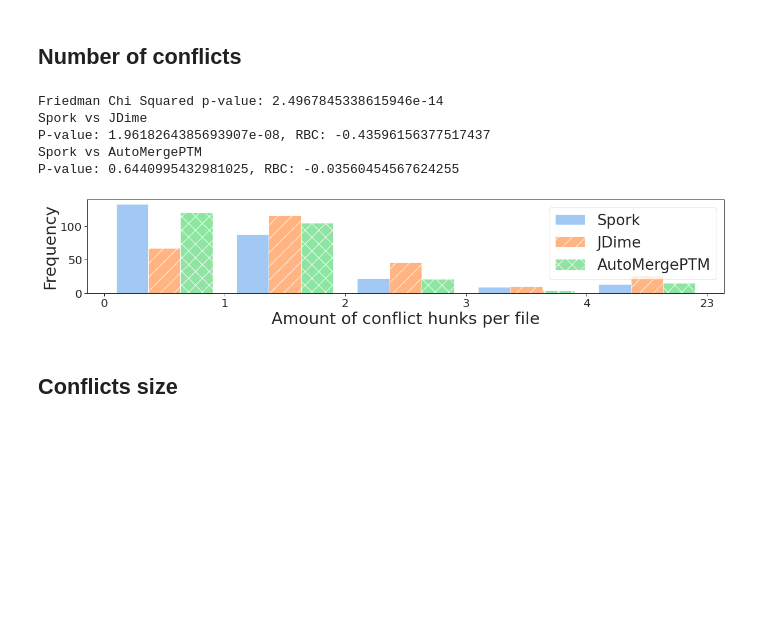
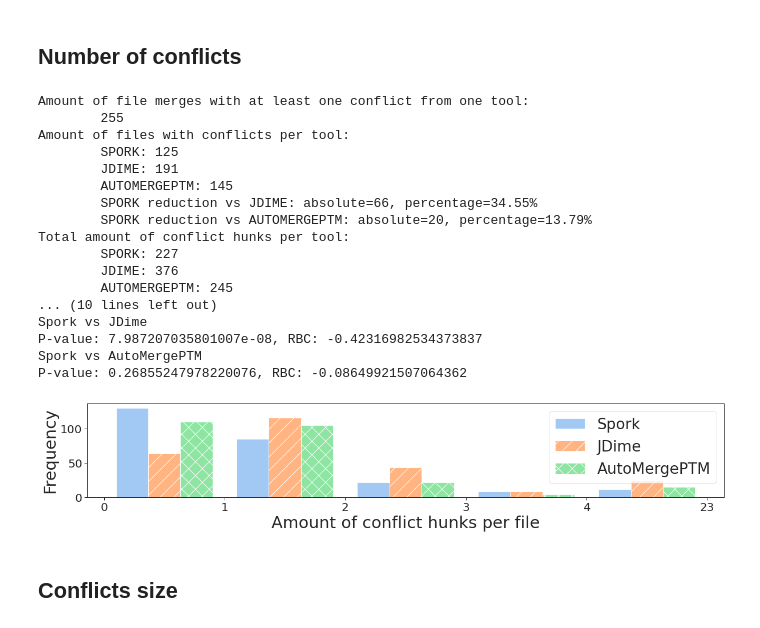
Before and after one commit to slarse/spork-experiments, a Jupyter notebook: analysis.ipynb, the cells around one changed output. Saved outputs shown, nothing was run; the diff lists cells and outputs as text; code cells hidden in the pictures; blank space fills up the shorter version.

Commit message:
Print additional stats

```diff
--- a/analysis.ipynb
+++ b/analysis.ipynb
@@ -32,6 +32,7 @@ sns.set(font_scale=3, palette="pastel", style="ticks", context="paper")
 
 plt.rcParams["figure.figsize"] = (20,3)
 
+TOOLS = ["spork", "jdime", "automergeptm"]
 FILE_MERGE_EVALS = pd.read_csv("analysis/results/file_merge_evaluations.csv")
 
 # merge directories in which JDime or Spork (or both) exhibit fails/conflicts
@@ -144,6 +145,33 @@ def compute_median_running_times(running_times: pd.DataFrame) -> pd.DataFrame:
         .median()
         .unstack()
     )
+
+
+def print_size_compared_to_spork(frame: pd.DataFrame) -> None:
+    print("Amount of cases where where SPORK's results are lesser, equal, greater:")
+
+    def compute_comparison(cmp: str) -> str:
+        amount = len(frame.query(cmp))
+        return f"\t{cmp}: {amount}"
+
+    for tool in filter(lambda t: t != 'spork', TOOLS):
+        print(compute_comparison(f"spork < {tool}"))
+        print(compute_comparison(f"spork == {tool}"))
+        print(compute_comparison(f"spork > {tool}"))
+
+
+def print_tool_results(data: pd.DataFrame, callback) -> None:
+    results = {}
+    for tool in TOOLS:
+        results[tool] = callback(getattr(data, tool))
+        print(f"\t{tool.upper()}: {results[tool]}")
+
+    for tool in filter(lambda t: t != 'spork', TOOLS):
+        spork_result = results["spork"]
+        other_result = results[tool]
+        diff = other_result - spork_result
+        reduction = 100 * (other_result - spork_result) / other_result
+        print(f"\tSPORK reduction vs {tool.upper()}: absolute={diff}, percentage={reduction:.2f}%")
 # %% [markdown]
 ## GitDiff size
 # %%
@@ -203,27 +288,55 @@ P-value: 2.259337680435125e-205, RBC: -0.9435761761784154
 # %%
 def plot_conflict_hunk_quantities():
     bins = [0, 1, 2, 3, 4, 5]
     non_fail_conflict_dirs = CONFLICT_MERGE_DIRS - FAIL_MERGE_DIRS
     aligned_conflicts = (
         FILE_MERGE_EVALS[FILE_MERGE_EVALS.merge_dir.isin(non_fail_conflict_dirs)]
         .groupby(["merge_dir", "merge_cmd"])
         .num_conflicts.sum()
         .unstack()
     )
+    print_conflict_quantity_details(aligned_conflicts)
     histogram(
         aligned_conflicts,
         bins=bins,
         xlabel="Amount of conflict hunks per file",
     )
 
+
+def print_conflict_quantity_details(conflicts: pd.DataFrame) -> None:
+    print(
+        f"Amount of file merges with at least one conflict from one tool:\n\t{len(conflicts)}"
+    )
+
+    print(f"Amount of files with conflicts per tool:")
+    print_tool_results(conflicts, callback=np.count_nonzero)
+
+    print(f"Total amount of conflict hunks per tool:")
+    print_tool_results(conflicts, callback=np.sum)
+
+    print_size_compared_to_spork(conflicts)
+
+
 plot_conflict_hunk_quantities()
 # %% [output]
-Friedman Chi Squared p-value: 2.4967845338615946e-14
+Amount of file merges with at least one conflict from one tool:
+        255
+Amount of files with conflicts per tool:
+        SPORK: 125
+        JDIME: 191
+        AUTOMERGEPTM: 145
+        SPORK reduction vs JDIME: absolute=66, percentage=34.55%
+        SPORK reduction vs AUTOMERGEPTM: absolute=20, percentage=13.79%
+Total amount of conflict hunks per tool:
+        SPORK: 227
+        JDIME: 376
+        AUTOMERGEPTM: 245
+... (10 lines left out)
 Spork vs JDime
-P-value: 1.9618264385693907e-08, RBC: -0.43596156377517437
+P-value: 7.987207035801007e-08, RBC: -0.42316982534373837
 Spork vs AutoMergePTM
-P-value: 0.6440995432981025, RBC: -0.03560454567624255
+P-value: 0.26855247978220076, RBC: -0.08649921507064362
-[figure, old version]
+[figure, new version]
 # %% [markdown]
 ## Conflicts size
 # %%
```
Also changed, not shown: parts of 4 cells of this notebook, 1 other file.
